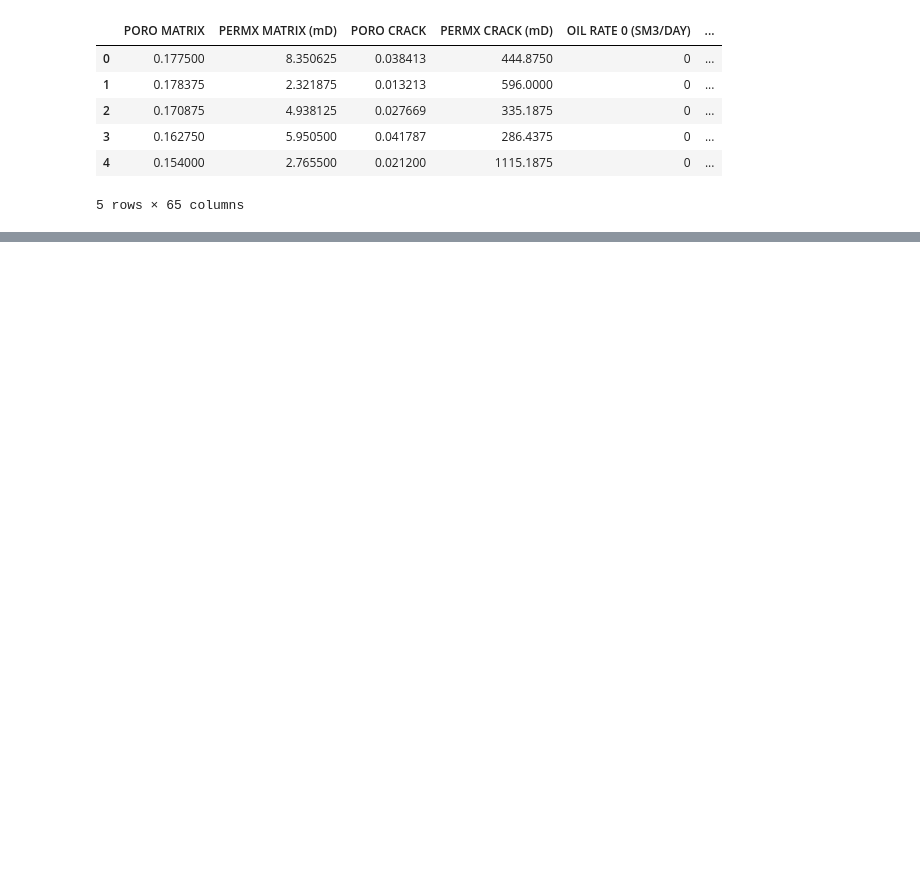
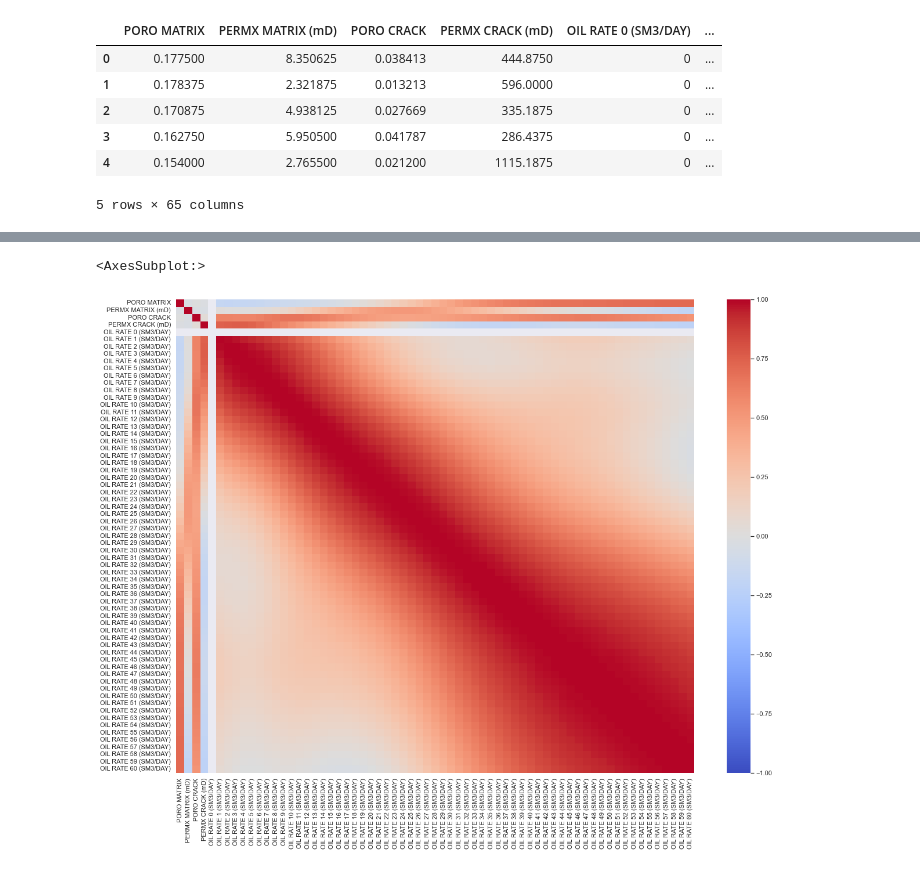
Before and after one commit to mualal/ml-experiments, a Jupyter notebook: reservoir_exploration.ipynb, the cells around one changed output, grey strips where cells are left out. Saved outputs shown, nothing was run; the diff lists cells and outputs as text; code cells hidden in the pictures; blank space fills up the shorter version.

```diff
--- a/reservoir_exploration.ipynb
+++ b/reservoir_exploration.ipynb
@@ -36,0 +98,3 @@ data3.head()
+# %%
+data1_train, data1_valid, data1_test = data1[:400], data1[400:500], data1[500:]
+data1_train
@@ -36,0 +117,3 @@ data3.head()
+# %%
+corr_matrix = data1_train.corr()
+corr_matrix.head(4)
@@ -36,0 +127,7 @@ data3.head()
+# %%
+import seaborn as sns
+sns.set(rc = {'figure.figsize':(20,15)}, font_scale=1)
+sns.heatmap(corr_matrix, cmap='coolwarm', annot=False, vmin=-1, vmax=1)
+# %% [output]
+<AxesSubplot:>
+[figure, added]
```
Also changed, not shown: parts of 29 cells of this notebook.
